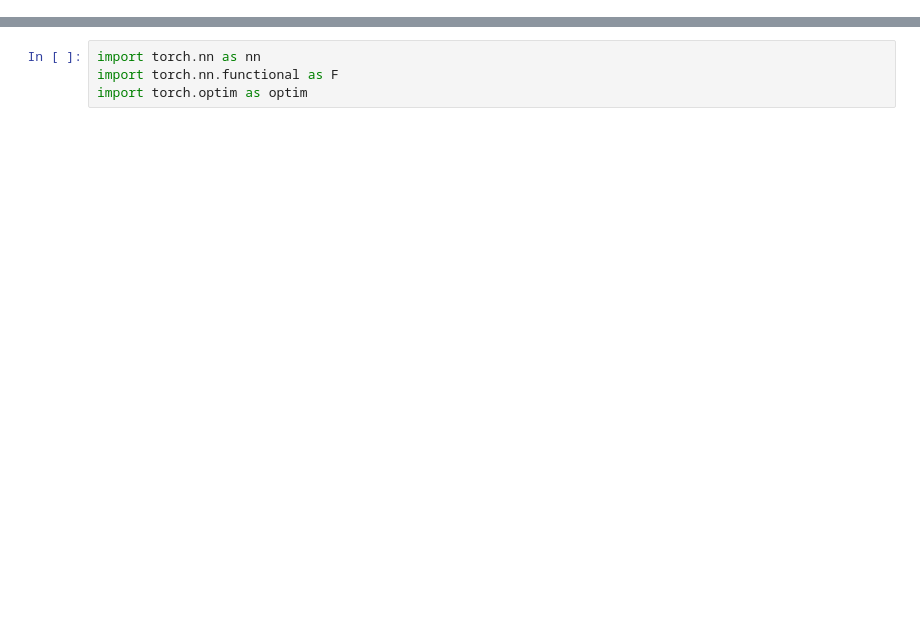
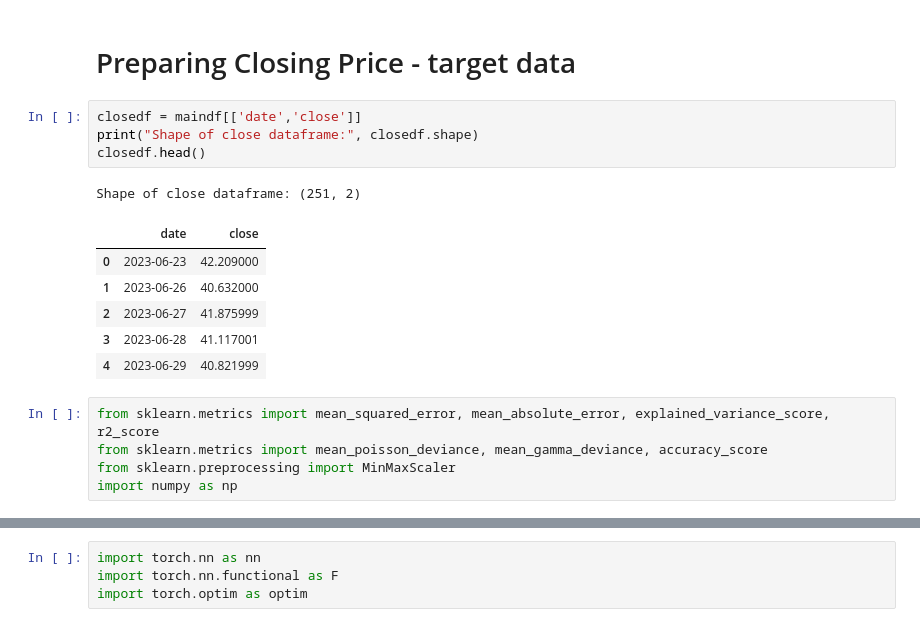
Before and after one commit to mprewarski/stock-preds, a Jupyter notebook: seq_prices_lstm.ipynb, the cells around one changed output, grey strips where cells are left out. Saved outputs shown, nothing was run; the diff lists cells and outputs as text; blank space fills up the shorter version.

```diff
--- a/seq_prices_lstm.ipynb
+++ b/seq_prices_lstm.ipynb
@@ -25,0 +93,19 @@ plt.show()
+# %% [markdown]
+# Preparing Closing Price - target data
+# %%
+closedf = maindf[['date','close']]
+print("Shape of close dataframe:", closedf.shape)
+closedf.head()
+# %% [output]
+Shape of close dataframe: (251, 2)
+|  | date | close |
+| 0 | 2023-06-23 | 42.209000 |
+| 1 | 2023-06-26 | 40.632000 |
+| 2 | 2023-06-27 | 41.875999 |
+| 3 | 2023-06-28 | 41.117001 |
+| 4 | 2023-06-29 | 40.821999 |
+# %%
+from sklearn.metrics import mean_squared_error, mean_absolute_error, explained_variance_score, r2_score
+from sklearn.metrics import mean_poisson_deviance, mean_gamma_deviance, accuracy_score
+from sklearn.preprocessing import MinMaxScaler
+import numpy as np
```
Also changed, not shown: parts of 36 cells of this notebook.
